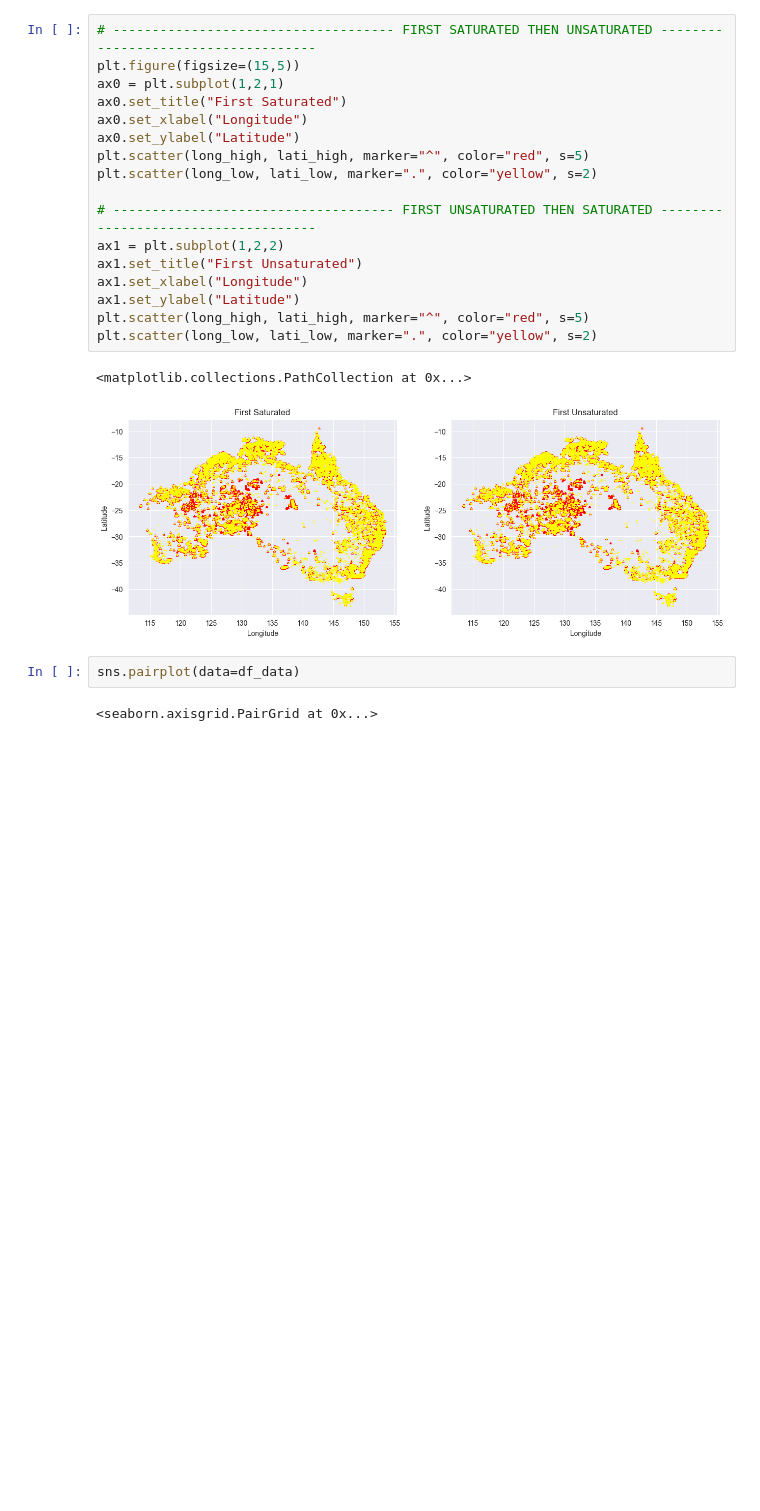
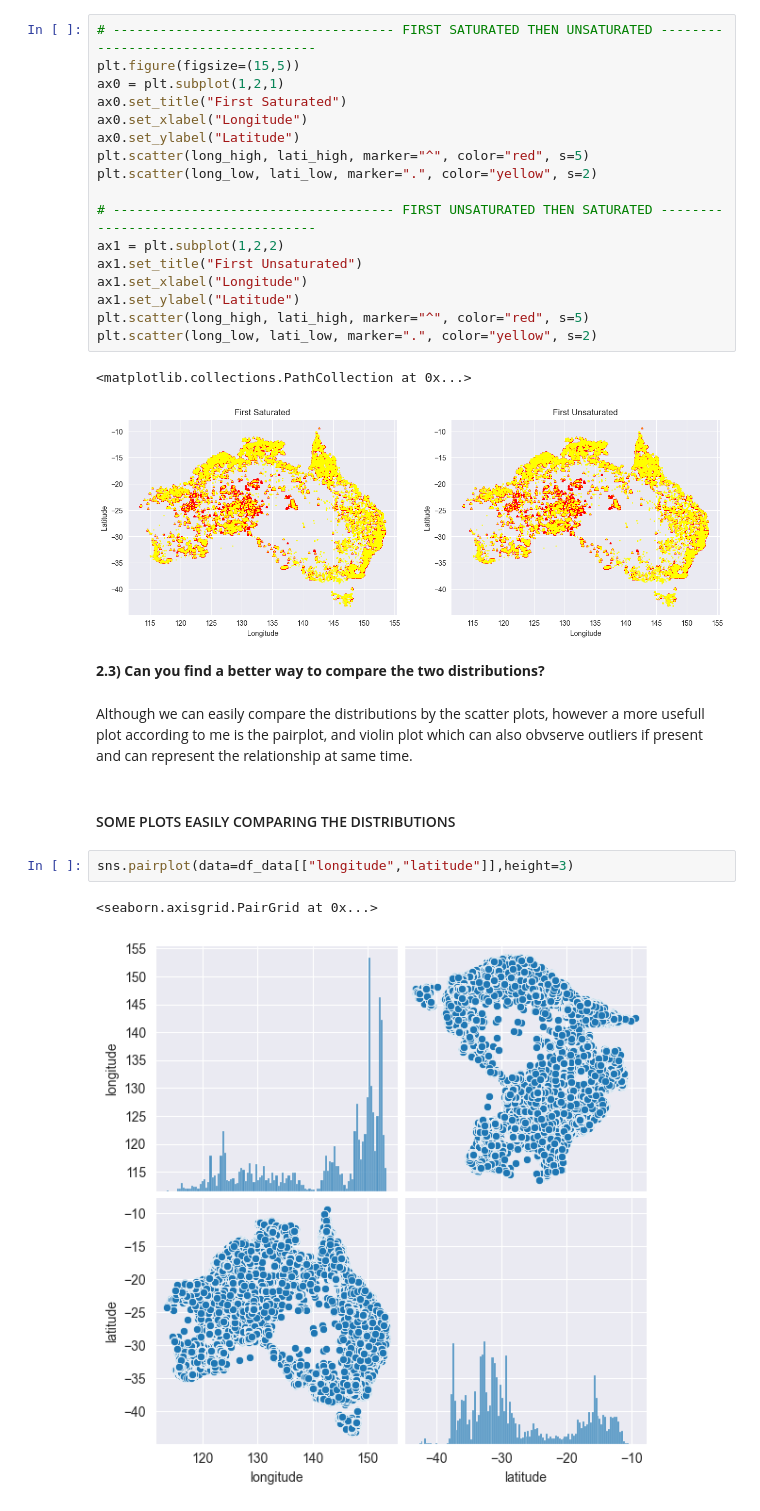
Before and after one commit to harshalk612/ML-Assigment, a Jupyter notebook: Advanced HW/hw1/hw1.ipynb, the cells around one changed output. Cells and saved outputs as stored; diff of their text form; blank space fills up the shorter version.

```diff
--- a/Advanced HW/hw1/hw1.ipynb
+++ b/Advanced HW/hw1/hw1.ipynb
@@ -216,7 +216,14 @@ plt.scatter(long_low, lati_low, marker=".", color="yellow", s=2)
 # %% [output]
 <matplotlib.collections.PathCollection at 0x...>
 [figure]
+# %% [markdown]
+**2.3) Can you find a better way to compare the two distributions?**
+# %% [markdown]
+Although we can easily compare the distributions by the scatter plots, however a more usefull plot according to me is the pairplot, and violin plot which can also obvserve outliers if present and can represent the relationship at same time.
+# %% [markdown]
+#### SOME PLOTS EASILY COMPARING THE DISTRIBUTIONS
 # %%
-sns.pairplot(data=df_data)
+sns.pairplot(data=df_data[["longitude","latitude"]],height=3)
 # %% [output]
 <seaborn.axisgrid.PairGrid at 0x...>
+[figure, added]
```
Also changed, not shown: parts of 10 cells of this notebook.
